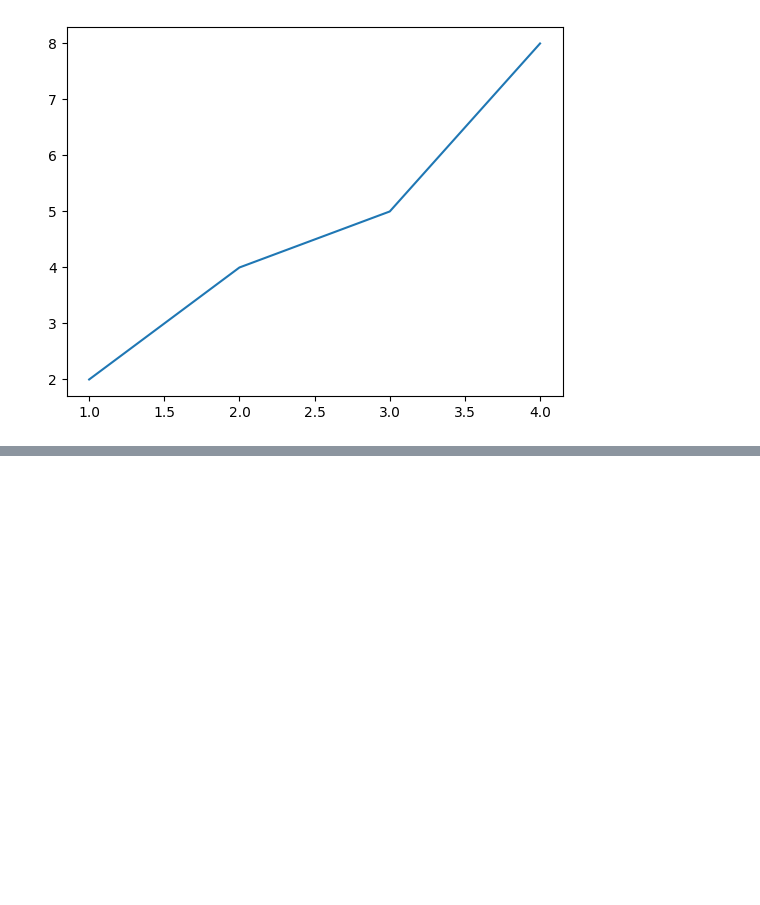
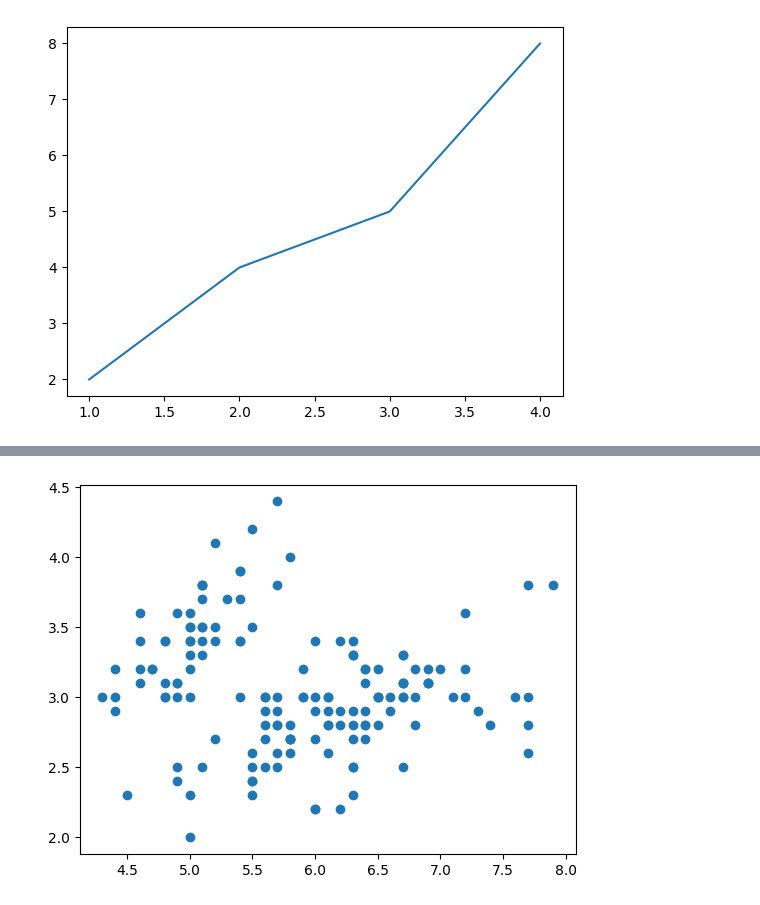
Before and after one commit to coderkartikeya/ml-learning, a Jupyter notebook: matplotlib.ipynb, the cells around one changed output, grey strips where cells are left out. Cells and saved outputs as stored; diff of their text form; code cells hidden in the pictures; blank space fills up the shorter version.

```diff
--- a/matplotlib.ipynb
+++ b/matplotlib.ipynb
@@ -11,0 +25,5 @@ plt.show()
+# %%
+from sklearn.datasets import load_iris
+import pandas as pd
+iris=load_iris()
+iris
@@ -11,0 +48,4 @@ plt.show()
+# %%
+df=pd.DataFrame(iris.data,columns=iris.feature_names)
+df=df.iloc[:,:]
+df
@@ -11,0 +66,7 @@ plt.show()
+# %%
+X=df['sepal length (cm)']
+y=df['sepal width (cm)']
+plt.scatter(X,y)
+plt.show()
+# %% [output]
+[figure, added]
```
Also changed, not shown: parts of 8 cells of this notebook.
